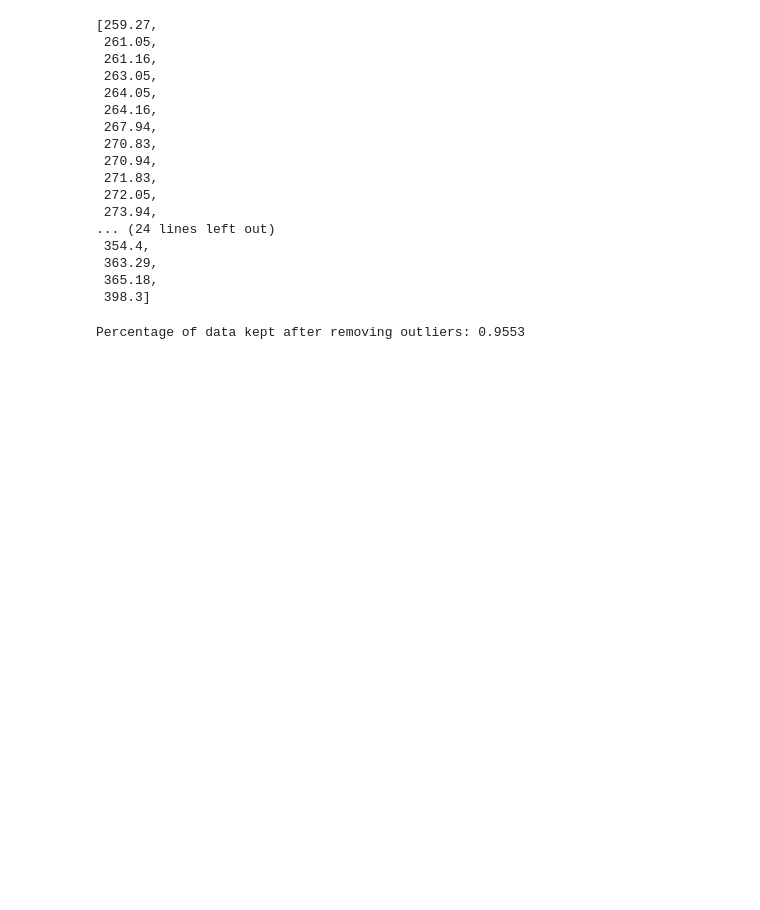
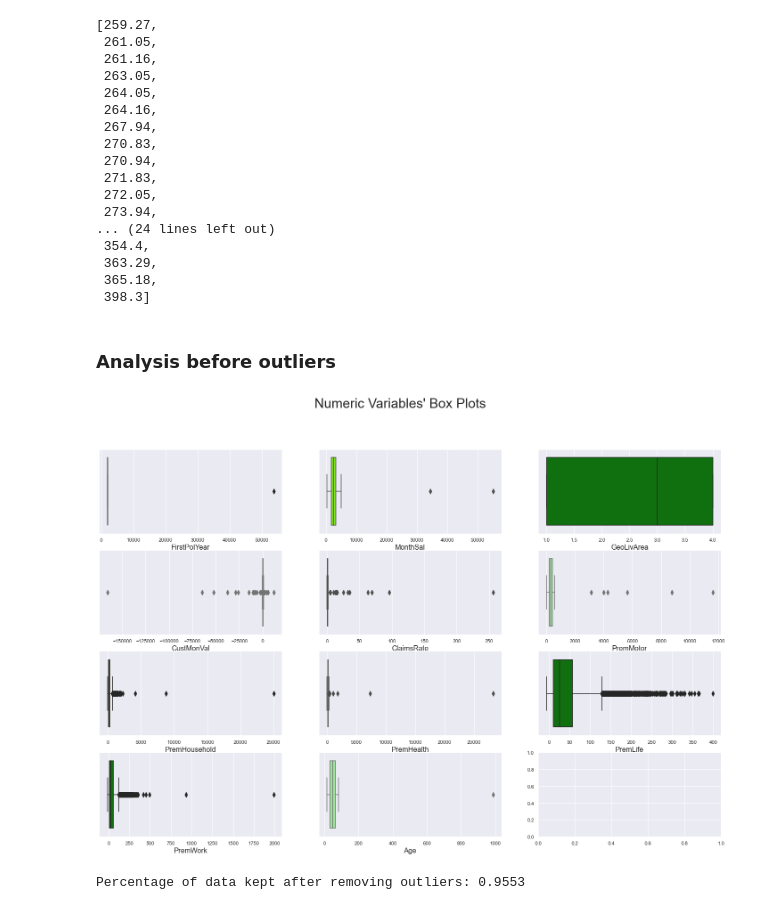
Before and after one commit to henrymmarques/DMProject, a Jupyter notebook: preprocess.ipynb, the cells around one changed output. Drawn from its saved outputs; the diff is of its cells as text; code cells hidden in the pictures; blank space fills up the shorter version.

Commit message:
boxplots

```diff
--- a/preprocess.ipynb
+++ b/preprocess.ipynb
@@ -32,7 +37,7 @@ Data columns (total 13 columns):
 dtypes: float64(12), object(1)
 memory usage: 1.1+ MB
 # %%
-non_metric_features = ["EducDeg"]
+non_metric_features = ["EducDeg", "Children"]
 metric_features=df.columns.drop(non_metric_features).to_list()
 # %%
 df.isna().sum()
@@ -160,6 +166,34 @@ sorted(df['PremLife'].unique())[-40:]
  363.29,
  365.18,
  398.3]
+# %% [markdown]
+### Analysis before outliers
+# %%
+import random
+# All Numeric Variables' Box Plots in one figure
+sns.set()
+
+# Prepare figure. Create individual axes where each box plot will be placed
+fig, axes = plt.subplots(4, ceil(len(metric_features) / 4), figsize=(25, 16))
+color=['green', 'chartreuse', 'olive', 'lightgreen']
+
+# Plot data
+# Iterate across axes objects and associate each box plot (hint: use the ax argument):
+for ax, feat in zip(axes.flatten(), metric_features): # Notice the zip() function and flatten() method
+    bxplot = sns.boxplot(x=df[feat], ax=ax, color=random.choice(color), fliersize=8)
+    bxplot.set_xlabel(fontsize=16, xlabel=feat)
+
+
+
+# Layout
+# Add a centered title to the figure:
+title = "Numeric Variables' Box Plots"
+
+plt.suptitle(title, size=30)
+
+plt.show()
+# %% [output]
+[figure, added]
 # %%
 filters1 = (
     (df['FirstPolYear']<=2016)
```
Also changed, not shown: parts of 4 cells of this notebook.
